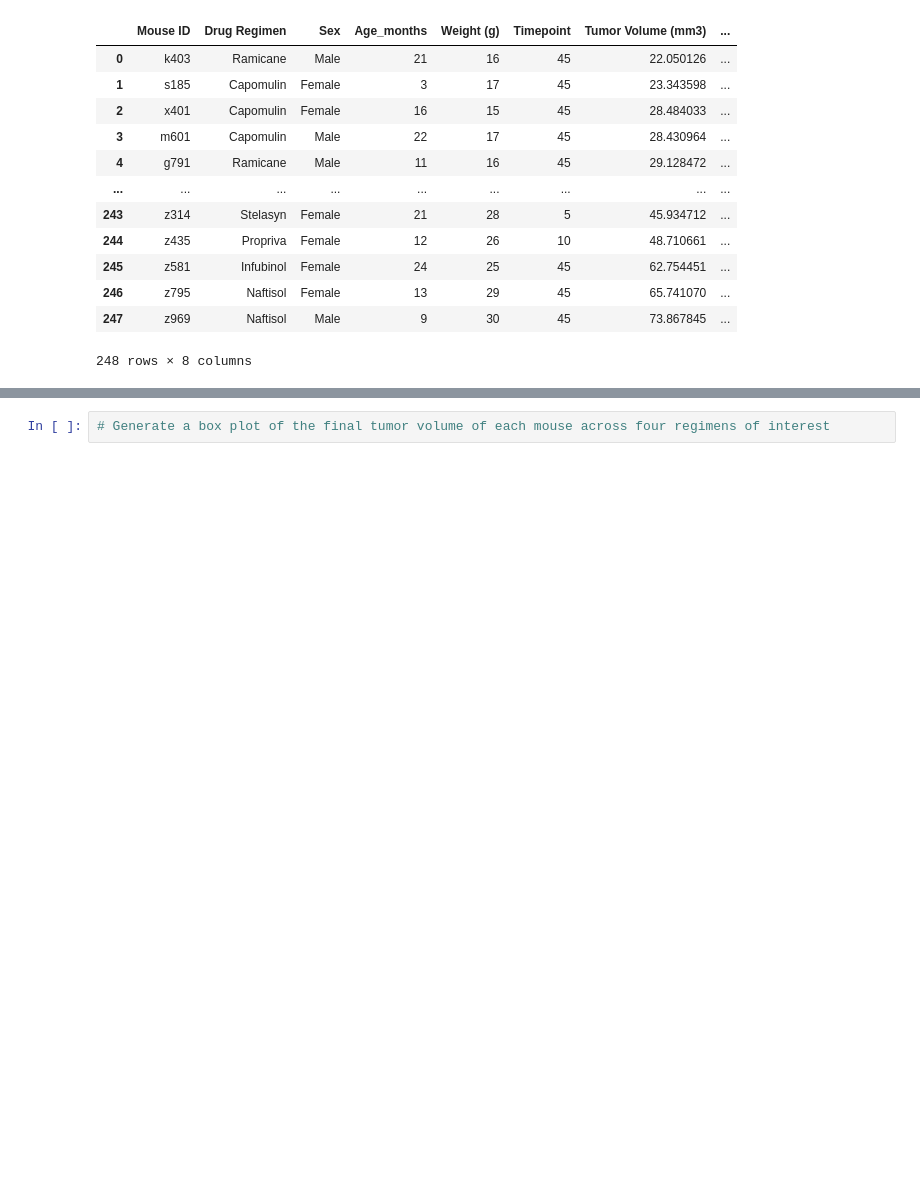
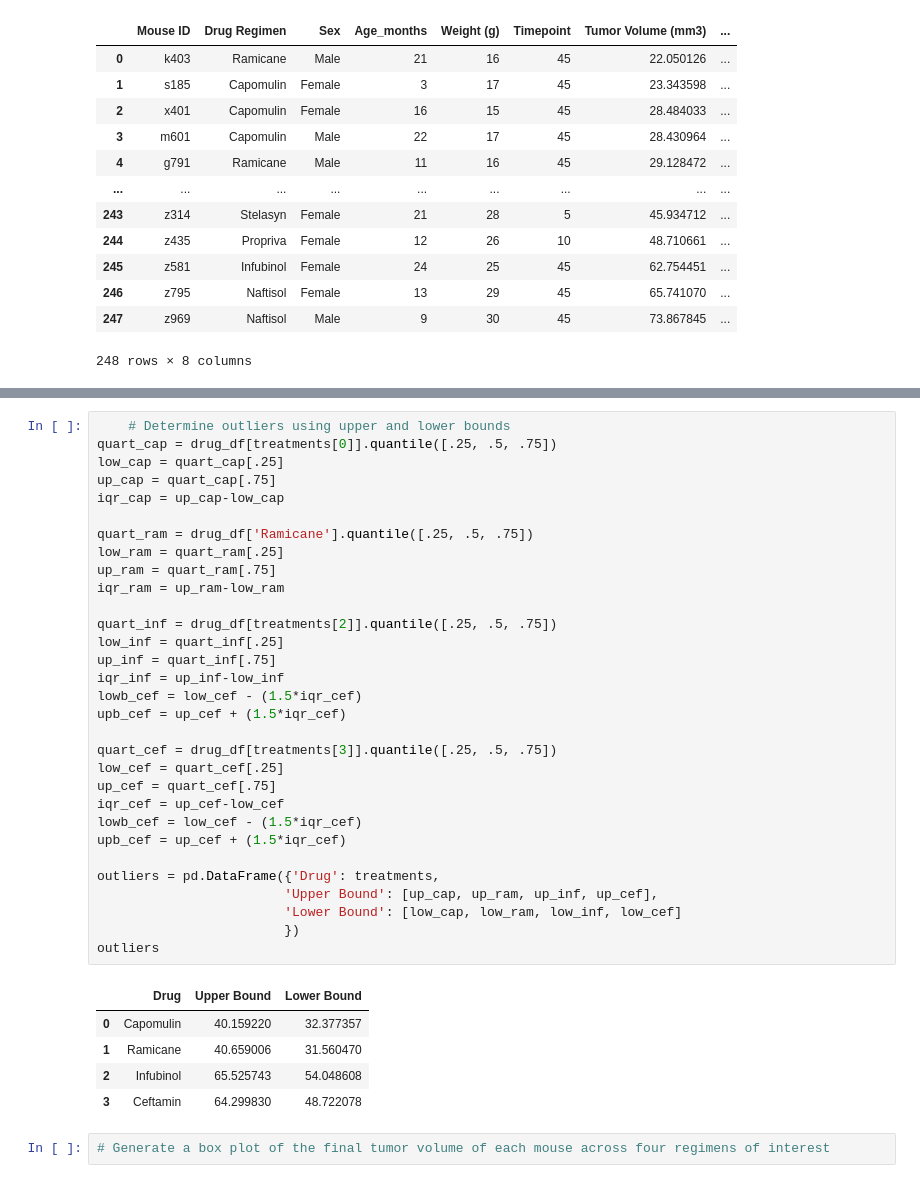
Before and after one commit to jaysueno/pymaceuticals, a Jupyter notebook: Pymaceuticals/jay_v2.ipynb, the cells around one changed output, grey strips where cells are left out. Drawn from its saved outputs; the diff is of its cells as text; blank space fills up the shorter version.

Commit message:
making progress on outliers.

```diff
--- a/Pymaceuticals/jay_v2.ipynb
+++ b/Pymaceuticals/jay_v2.ipynb
@@ -274,3 +281,40 @@ tumor_cap
+# %%
+    # Determine outliers using upper and lower bounds
+quart_cap = drug_df[treatments[0]].quantile([.25, .5, .75])
+low_cap = quart_cap[.25]
+up_cap = quart_cap[.75]
+iqr_cap = up_cap-low_cap
+
+quart_ram = drug_df['Ramicane'].quantile([.25, .5, .75])
+low_ram = quart_ram[.25]
+up_ram = quart_ram[.75]
+iqr_ram = up_ram-low_ram
+
+quart_inf = drug_df[treatments[2]].quantile([.25, .5, .75])
+low_inf = quart_inf[.25]
+up_inf = quart_inf[.75]
+iqr_inf = up_inf-low_inf
+lowb_cef = low_cef - (1.5*iqr_cef)
+upb_cef = up_cef + (1.5*iqr_cef)
+
+quart_cef = drug_df[treatments[3]].quantile([.25, .5, .75])
+low_cef = quart_cef[.25]
+up_cef = quart_cef[.75]
+iqr_cef = up_cef-low_cef
+lowb_cef = low_cef - (1.5*iqr_cef)
+upb_cef = up_cef + (1.5*iqr_cef)
+
+outliers = pd.DataFrame({'Drug': treatments,
+                        'Upper Bound': [up_cap, up_ram, up_inf, up_cef],
+                        'Lower Bound': [low_cap, low_ram, low_inf, low_cef]
+                        })
+outliers
+# %% [output]
+|  | Drug | Upper Bound | Lower Bound |
+| 0 | Capomulin | 40.159220 | 32.377357 |
+| 1 | Ramicane | 40.659006 | 31.560470 |
+| 2 | Infubinol | 65.525743 | 54.048608 |
+| 3 | Ceftamin | 64.299830 | 48.722078 |
 # %%
 # Generate a box plot of the final tumor volume of each mouse across four regimens of interest
 # %% [markdown]
```
Also changed, not shown: parts of 4 cells of this notebook, 1 other file.
